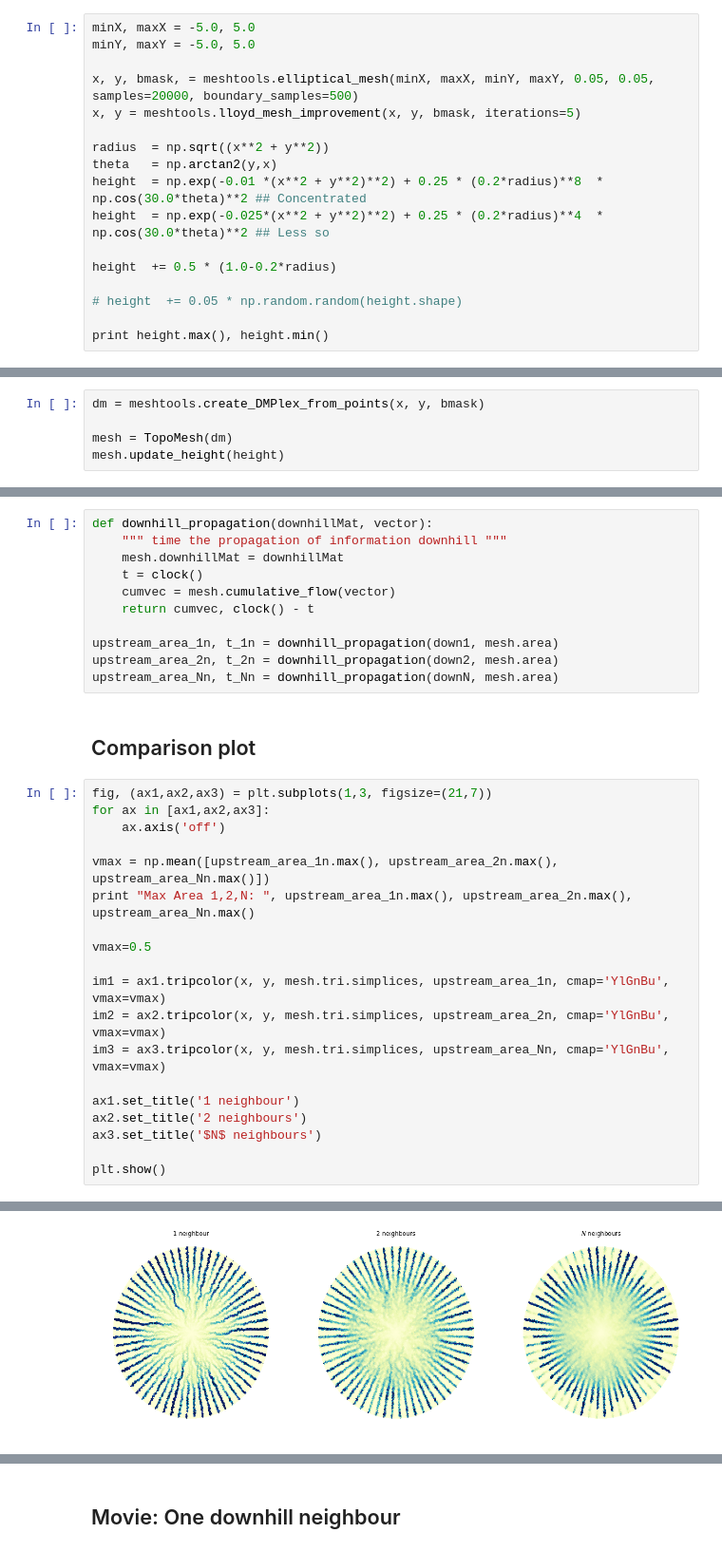
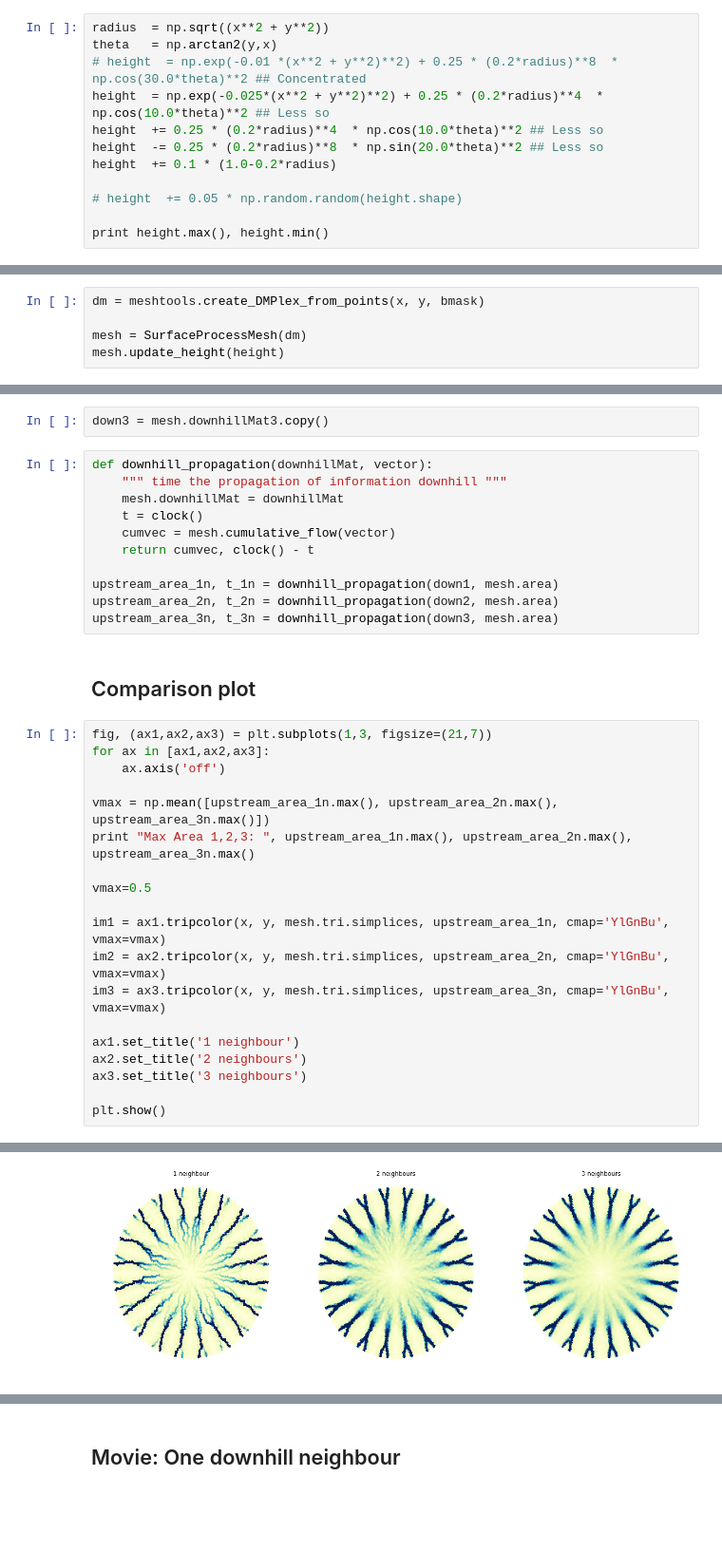
Before and after one commit to underworldcode/quagmire, a Jupyter notebook: Notebooks/cumulative flow.ipynb, the cells around one changed output, grey strips where cells are left out. Shown at 95% size. Drawn from its saved outputs; the diff is of its cells as text; blank space fills up the shorter version.

Commit message:
I found some bugs in the neighbour weightings
Updated the neighbour search for 1,2 and added 3 neighbours. All done
at once now and with a much more compact algorithm.

```diff
--- a/Notebooks/cumulative flow.ipynb
+++ b/Notebooks/cumulative flow.ipynb
@@ -19,16 +27,11 @@ from quagmire import tools as meshtools
 # %%
-minX, maxX = -5.0, 5.0
-minY, maxY = -5.0, 5.0
-
-x, y, bmask, = meshtools.elliptical_mesh(minX, maxX, minY, maxY, 0.05, 0.05, samples=20000, boundary_samples=500)
-x, y = meshtools.lloyd_mesh_improvement(x, y, bmask, iterations=5)
-
 radius  = np.sqrt((x**2 + y**2))
 theta   = np.arctan2(y,x)
-height  = np.exp(-0.01 *(x**2 + y**2)**2) + 0.25 * (0.2*radius)**8  * np.cos(30.0*theta)**2 ## Concentrated
-height  = np.exp(-0.025*(x**2 + y**2)**2) + 0.25 * (0.2*radius)**4  * np.cos(30.0*theta)**2 ## Less so
-
-height  += 0.5 * (1.0-0.2*radius)
+# height  = np.exp(-0.01 *(x**2 + y**2)**2) + 0.25 * (0.2*radius)**8  * np.cos(30.0*theta)**2 ## Concentrated
+height  = np.exp(-0.025*(x**2 + y**2)**2) + 0.25 * (0.2*radius)**4  * np.cos(10.0*theta)**2 ## Less so
+height  += 0.25 * (0.2*radius)**4  * np.cos(10.0*theta)**2 ## Less so
+height  -= 0.25 * (0.2*radius)**8  * np.sin(20.0*theta)**2 ## Less so
+height  += 0.1 * (1.0-0.2*radius)
 
 # height  += 0.05 * np.random.random(height.shape)
 
@@ -39,6 +41,6 @@ Origin =  0.0 0.0 Radius =  5.0 Aspect =  1.0
 # %%
 dm = meshtools.create_DMPlex_from_points(x, y, bmask)
 
-mesh = TopoMesh(dm)
+mesh = SurfaceProcessMesh(dm)
 mesh.update_height(height)
 # %% [output]
@@ -110,3 +88,5 @@ downN = mesh.downhillMat.copy()
+# %%
+down3 = mesh.downhillMat3.copy()
 # %%
 def downhill_propagation(downhillMat, vector):
     """ time the propagation of information downhill """
@@ -117,7 +97,7 @@ def downhill_propagation(downhillMat, vector):
 
 upstream_area_1n, t_1n = downhill_propagation(down1, mesh.area)
 upstream_area_2n, t_2n = downhill_propagation(down2, mesh.area)
-upstream_area_Nn, t_Nn = downhill_propagation(downN, mesh.area)
+upstream_area_3n, t_3n = downhill_propagation(down3, mesh.area)
 # %% [markdown]
 ## Comparison plot
 # %%
@@ -125,18 +105,18 @@ fig, (ax1,ax2,ax3) = plt.subplots(1,3, figsize=(21,7))
 for ax in [ax1,ax2,ax3]:
     ax.axis('off')
 
-vmax = np.mean([upstream_area_1n.max(), upstream_area_2n.max(), upstream_area_Nn.max()])
-print "Max Area 1,2,N: ", upstream_area_1n.max(), upstream_area_2n.max(), upstream_area_Nn.max()
+vmax = np.mean([upstream_area_1n.max(), upstream_area_2n.max(), upstream_area_3n.max()])
+print "Max Area 1,2,3: ", upstream_area_1n.max(), upstream_area_2n.max(), upstream_area_3n.max()
 
 vmax=0.5
 
 im1 = ax1.tripcolor(x, y, mesh.tri.simplices, upstream_area_1n, cmap='YlGnBu', vmax=vmax)
 im2 = ax2.tripcolor(x, y, mesh.tri.simplices, upstream_area_2n, cmap='YlGnBu', vmax=vmax)
-im3 = ax3.tripcolor(x, y, mesh.tri.simplices, upstream_area_Nn, cmap='YlGnBu', vmax=vmax)
+im3 = ax3.tripcolor(x, y, mesh.tri.simplices, upstream_area_3n, cmap='YlGnBu', vmax=vmax)
 
 ax1.set_title('1 neighbour')
 ax2.set_title('2 neighbours')
-ax3.set_title('$N$ neighbours')
+ax3.set_title('3 neighbours')
 
 plt.show()
 # %% [output]
@@ -144 +124 @@ Max Area 1,2,N:  2.00211337258 1.86235922325 1.37440322929
-[figure, old version]
+[figure, new version]
```
Also changed, not shown: parts of 27 cells of this notebook, 5 other files.
